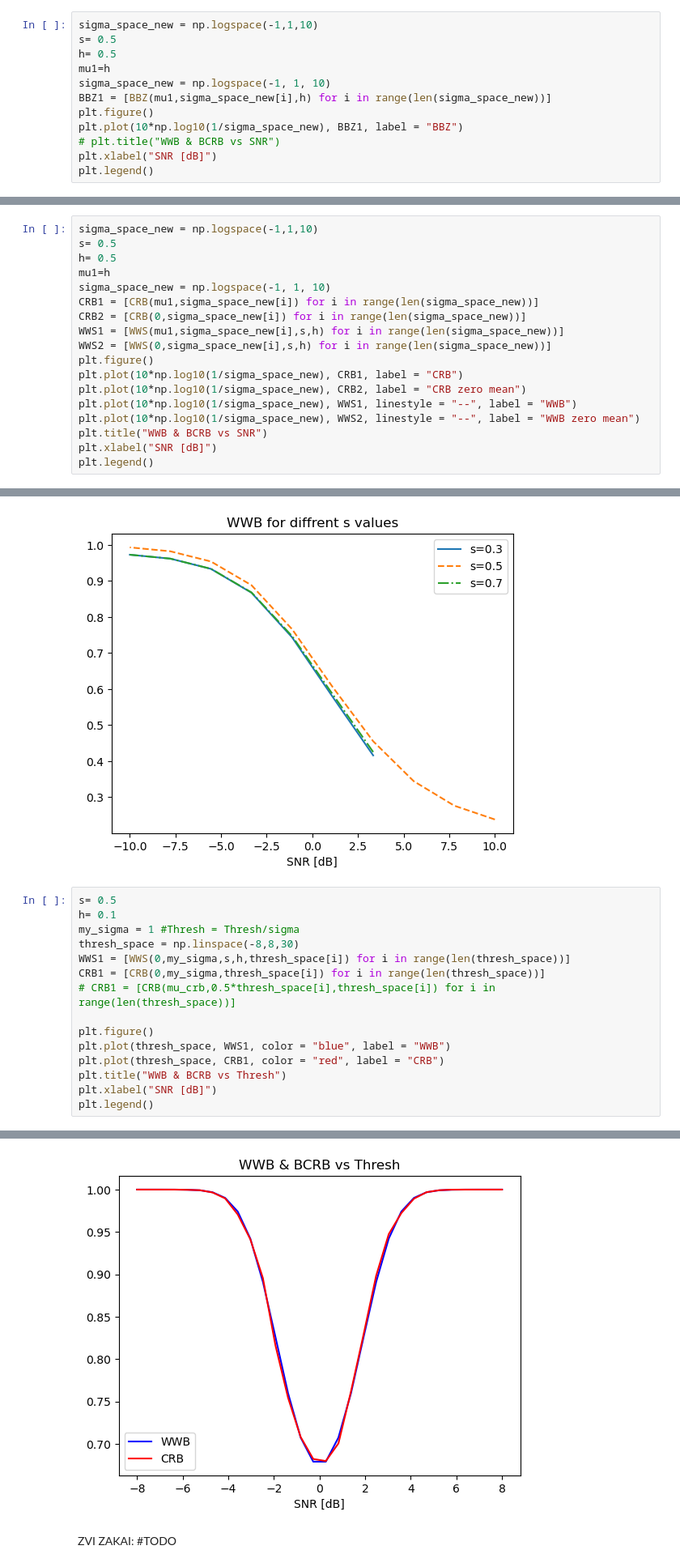
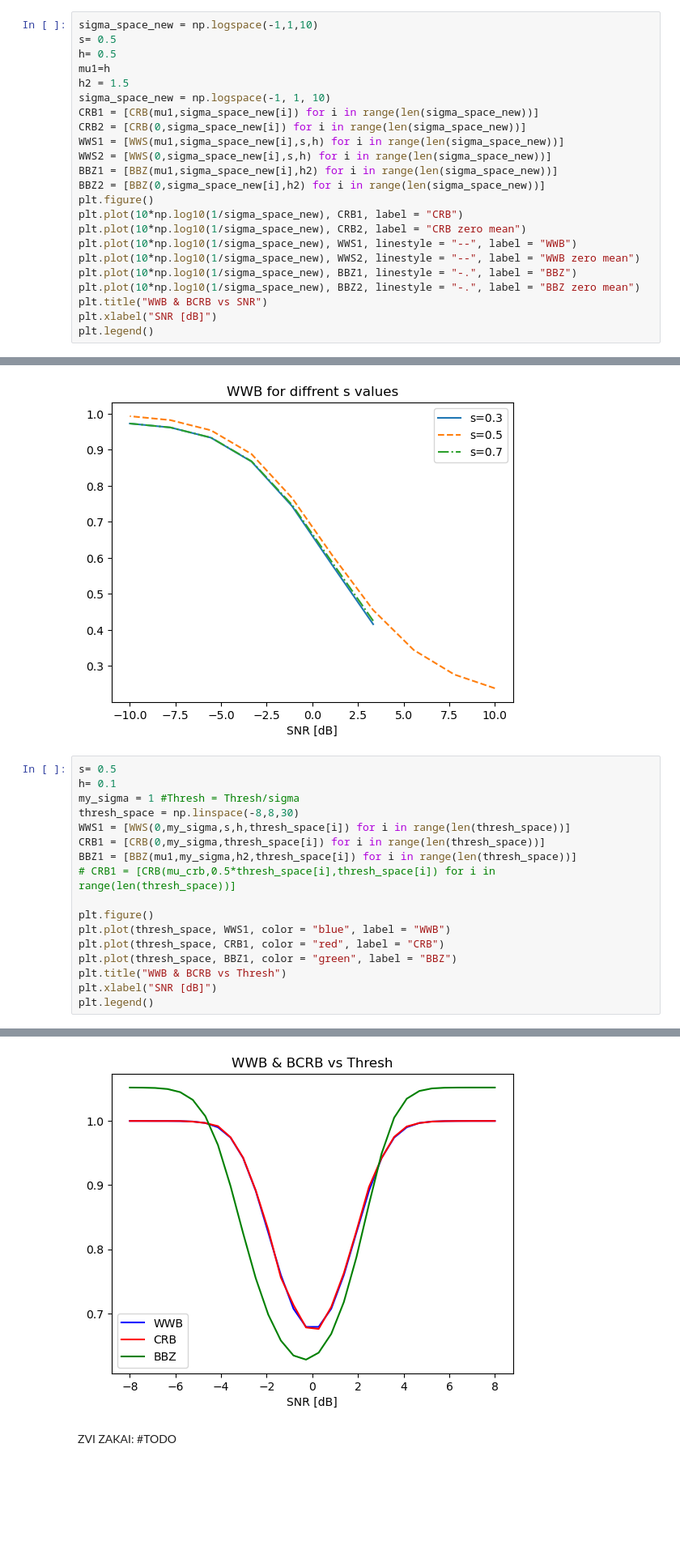
Before and after one commit to mazyaniv/Channel_Estimation, a Jupyter notebook: BOUNDS.ipynb, the cells around one changed output, grey strips where cells are left out. Shown at 81% size. Drawn from its saved outputs; the diff is of its cells as text; blank space fills up the shorter version.

```diff
--- a/BOUNDS.ipynb
+++ b/BOUNDS.ipynb
@@ -89,11 +103,22 @@ sigma_space_new = np.logspace(-1,1,10)
 s= 0.5
 h= 0.5
 mu1=h
+h2 = 1.5
 sigma_space_new = np.logspace(-1, 1, 10)
-BBZ1 = [BBZ(mu1,sigma_space_new[i],h) for i in range(len(sigma_space_new))]
+CRB1 = [CRB(mu1,sigma_space_new[i]) for i in range(len(sigma_space_new))]
+CRB2 = [CRB(0,sigma_space_new[i]) for i in range(len(sigma_space_new))]
+WWS1 = [WWS(mu1,sigma_space_new[i],s,h) for i in range(len(sigma_space_new))]
+WWS2 = [WWS(0,sigma_space_new[i],s,h) for i in range(len(sigma_space_new))]
+BBZ1 = [BBZ(mu1,sigma_space_new[i],h2) for i in range(len(sigma_space_new))]
+BBZ2 = [BBZ(0,sigma_space_new[i],h2) for i in range(len(sigma_space_new))]
 plt.figure()
-plt.plot(10*np.log10(1/sigma_space_new), BBZ1, label = "BBZ")
-# plt.title("WWB & BCRB vs SNR")
+plt.plot(10*np.log10(1/sigma_space_new), CRB1, label = "CRB")
+plt.plot(10*np.log10(1/sigma_space_new), CRB2, label = "CRB zero mean")
+plt.plot(10*np.log10(1/sigma_space_new), WWS1, linestyle = "--", label = "WWB")
+plt.plot(10*np.log10(1/sigma_space_new), WWS2, linestyle = "--", label = "WWB zero mean")
+plt.plot(10*np.log10(1/sigma_space_new), BBZ1, linestyle = "-.", label = "BBZ")
+plt.plot(10*np.log10(1/sigma_space_new), BBZ2, linestyle = "-.", label = "BBZ zero mean")
+plt.title("WWB & BCRB vs SNR")
 plt.xlabel("SNR [dB]")
 plt.legend()
 # %% [output]
@@ -102,18 +128,0 @@ plt.legend()
-# %%
-sigma_space_new = np.logspace(-1,1,10)
-s= 0.5
-h= 0.5
-mu1=h
-sigma_space_new = np.logspace(-1, 1, 10)
-CRB1 = [CRB(mu1,sigma_space_new[i]) for i in range(len(sigma_space_new))]
-CRB2 = [CRB(0,sigma_space_new[i]) for i in range(len(sigma_space_new))]
-WWS1 = [WWS(mu1,sigma_space_new[i],s,h) for i in range(len(sigma_space_new))]
-WWS2 = [WWS(0,sigma_space_new[i],s,h) for i in range(len(sigma_space_new))]
-plt.figure()
-plt.plot(10*np.log10(1/sigma_space_new), CRB1, label = "CRB")
-plt.plot(10*np.log10(1/sigma_space_new), CRB2, label = "CRB zero mean")
-plt.plot(10*np.log10(1/sigma_space_new), WWS1, linestyle = "--", label = "WWB")
-plt.plot(10*np.log10(1/sigma_space_new), WWS2, linestyle = "--", label = "WWB zero mean")
-plt.title("WWB & BCRB vs SNR")
-plt.xlabel("SNR [dB]")
-plt.legend()
@@ -166,21 +172,23 @@ plt.legend()
 # %%
 s= 0.5
 h= 0.1
 my_sigma = 1 #Thresh = Thresh/sigma
 thresh_space = np.linspace(-8,8,30)
 WWS1 = [WWS(0,my_sigma,s,h,thresh_space[i]) for i in range(len(thresh_space))]
 CRB1 = [CRB(0,my_sigma,thresh_space[i]) for i in range(len(thresh_space))]
+BBZ1 = [BBZ(mu1,my_sigma,h2,thresh_space[i]) for i in range(len(thresh_space))]
 # CRB1 = [CRB(mu_crb,0.5*thresh_space[i],thresh_space[i]) for i in range(len(thresh_space))]
 
 plt.figure()
 plt.plot(thresh_space, WWS1, color = "blue", label = "WWB")
 plt.plot(thresh_space, CRB1, color = "red", label = "CRB")
+plt.plot(thresh_space, BBZ1, color = "green", label = "BBZ")
 plt.title("WWB & BCRB vs Thresh")
 plt.xlabel("SNR [dB]")
 plt.legend()
 # %% [output]
 <matplotlib.legend.Legend at 0x...>
-[figure, old version]
+[figure, new version]
 # %% [markdown]
 ZVI ZAKAI: #TODO
 # %%
```
Also changed, not shown: parts of 5 cells of this notebook.
